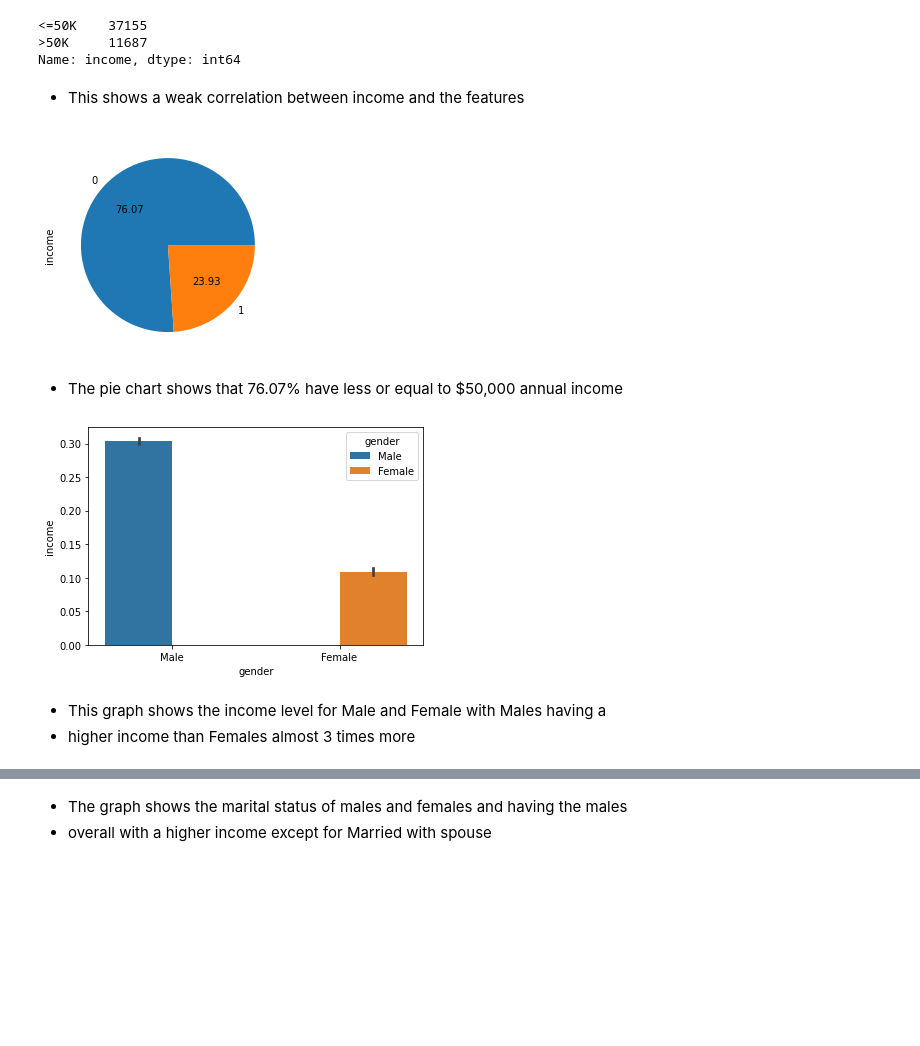
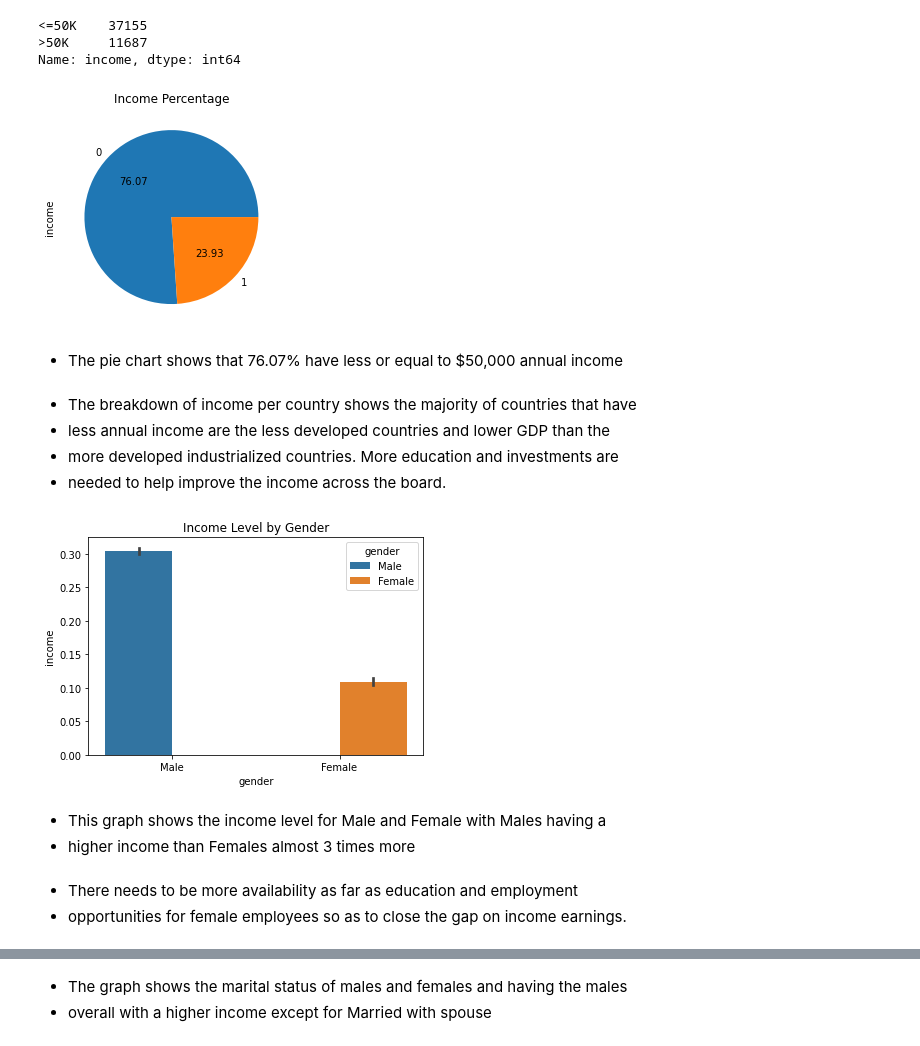
Before and after one commit to krheams60/Sales-predictions, a Jupyter notebook: Project2_Part3_Ken_Rheams.ipynb, the cells around one changed output, grey strips where cells are left out. Cells and saved outputs as stored; diff of their text form; code cells hidden in the pictures; blank space fills up the shorter version.

```diff
--- a/Project2_Part3_Ken_Rheams.ipynb
+++ b/Project2_Part3_Ken_Rheams.ipynb
@@ -116,22 +116,30 @@ Name: income, dtype: int64
 # %%
 # Replace income column with binary values
 df['income'].replace({'<=50K':0, '>50K':1}, inplace=True)
-# %% [markdown]
- - This shows a weak correlation between income and the features
 # %%
 # Pie chart for income values
 df['income'].value_counts().plot(kind="pie", autopct="%.2f")
+plt.title("Income Percentage")
 plt.show()
 # %% [output]
-[figure, old version]
+[figure, new version]
 # %% [markdown]
  - The pie chart shows that 76.07% have less or equal to $50,000 annual income
+# %% [markdown]
+ - The breakdown of income per country shows the majority of countries that have
+ - less annual income are the less developed countries and lower GDP than the
+ - more developed industrialized countries. More education and investments are
+ - needed to help improve the income across the board.
 # %%
-sns.barplot(data=df, x="gender", y="income", hue="gender");
+sns.barplot(data=df, x="gender", y="income", hue="gender")
+plt.title("Income Level by Gender");
 # %% [output]
-[figure, old version]
+[figure, new version]
 # %% [markdown]
  - This graph shows the income level for Male and Female with Males having a
  - higher income than Females almost 3 times more
+# %% [markdown]
+ - There needs to be more availability as far as education and employment
+ - opportunities for female employees so as to close the gap on income earnings.
 # %%
 sns.barplot(data=df, x="marital-status", y="income", hue="gender")
```
Also changed, not shown: parts of 7 cells of this notebook.
